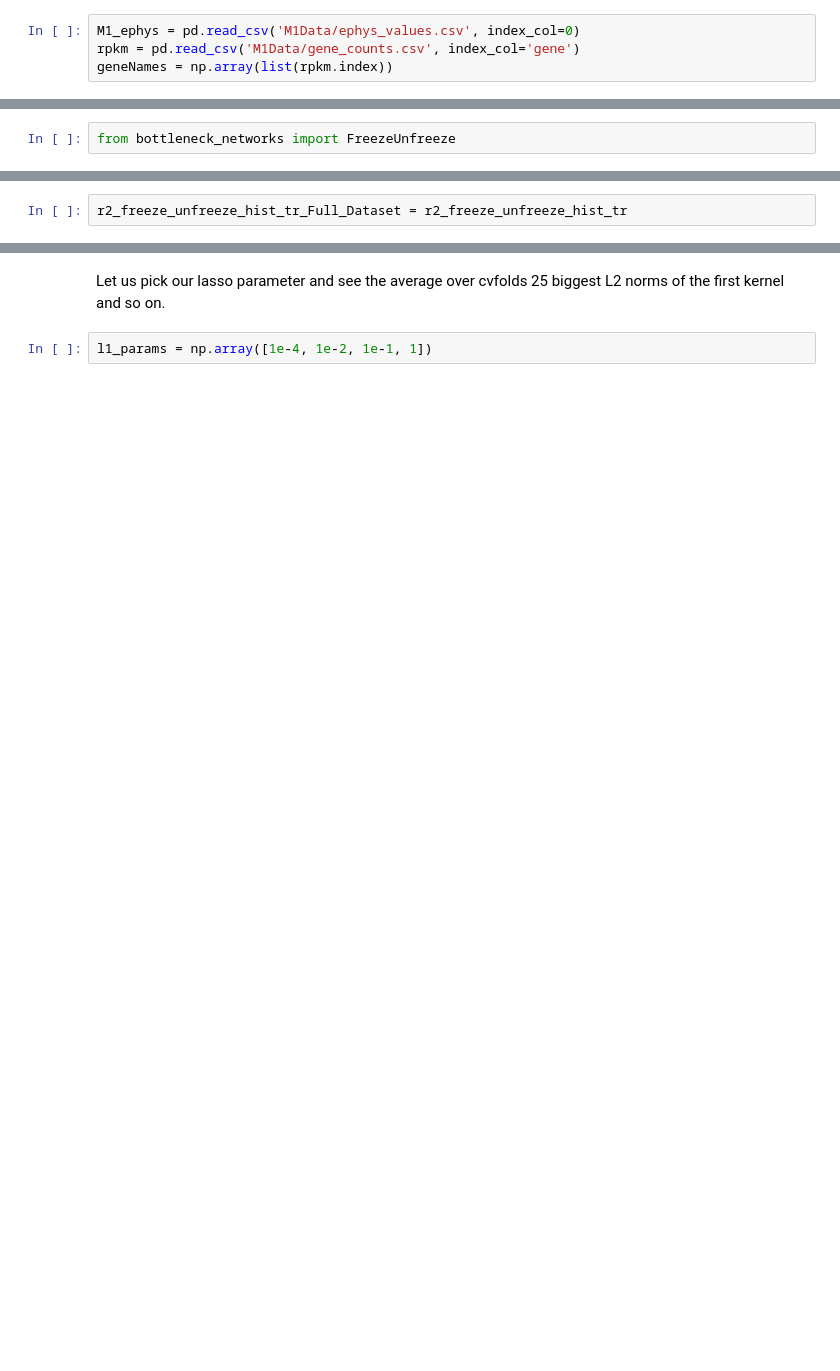
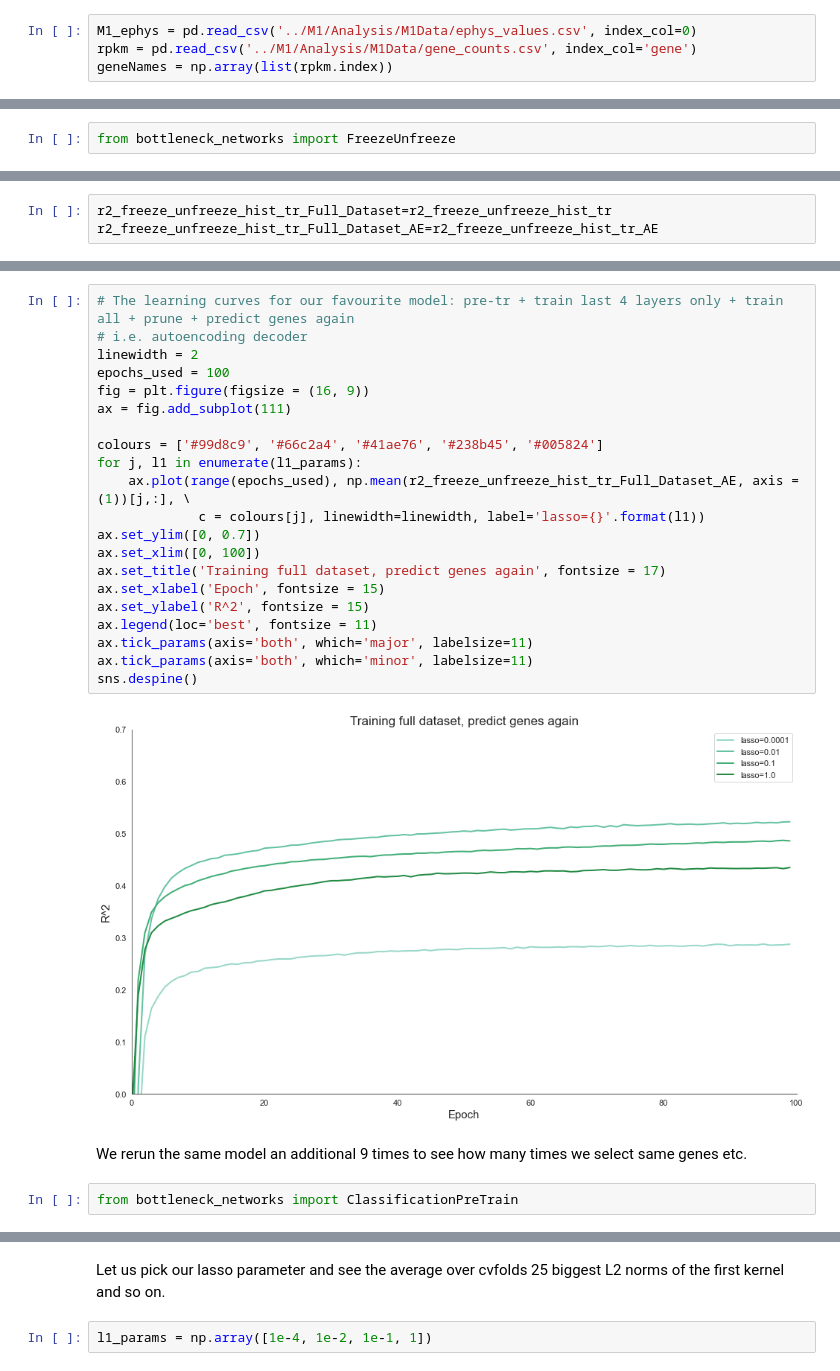
Before and after one commit to berenslab/sBNN, a Jupyter notebook: BottleneckNNLatentVisualization.ipynb, the cells around one changed output, grey strips where cells are left out. Saved outputs shown, nothing was run; the diff lists cells and outputs as text; blank space fills up the shorter version.

```diff
--- a/BottleneckNNLatentVisualization.ipynb
+++ b/BottleneckNNLatentVisualization.ipynb
@@ -27,8 +24,8 @@ def sns_styleset():
 # %% [markdown]
 For pre-processing (gene selection, delete ephys-rna mismatches, delete low rna quality cells, ...) of the raw data check BottleneckNN_preprocessing.
 # %%
-M1_ephys = pd.read_csv('M1Data/ephys_values.csv', index_col=0)
-rpkm = pd.read_csv('M1Data/gene_counts.csv', index_col='gene')
+M1_ephys = pd.read_csv('../M1/Analysis/M1Data/ephys_values.csv', index_col=0)
+rpkm = pd.read_csv('../M1/Analysis/M1Data/gene_counts.csv', index_col='gene')
 geneNames = np.array(list(rpkm.index))
 # %%
 # Now specify for all the cells left what the cell type is (according to transcriptomic mappings)
@@ -349,5 +340,6 @@ Time: 0.0h  3m 32s
 # %%
-r2_freeze_unfreeze_hist_tr_Full_Dataset = r2_freeze_unfreeze_hist_tr
+r2_freeze_unfreeze_hist_tr_Full_Dataset=r2_freeze_unfreeze_hist_tr
+r2_freeze_unfreeze_hist_tr_Full_Dataset_AE=r2_freeze_unfreeze_hist_tr_AE
 # %%
 # The learning curves for our favourite model: pre-tr + train last 4 layers only + train all + prune
 linewidth = 2
@@ -376,0 +366,27 @@ sns.despine()
+# %%
+# The learning curves for our favourite model: pre-tr + train last 4 layers only + train all + prune + predict genes again
+# i.e. autoencoding decoder
+linewidth = 2
+epochs_used = 100
+fig = plt.figure(figsize = (16, 9))
+ax = fig.add_subplot(111)
+
+colours = ['#99d8c9', '#66c2a4', '#41ae76', '#238b45', '#005824']
+for j, l1 in enumerate(l1_params):
+    ax.plot(range(epochs_used), np.mean(r2_freeze_unfreeze_hist_tr_Full_Dataset_AE, axis = (1))[j,:], \
+             c = colours[j], linewidth=linewidth, label='lasso={}'.format(l1))
+ax.set_ylim([0, 0.7])
+ax.set_xlim([0, 100])
+ax.set_title('Training full dataset, predict genes again', fontsize = 17)
+ax.set_xlabel('Epoch', fontsize = 15)
+ax.set_ylabel('R^2', fontsize = 15)
+ax.legend(loc='best', fontsize = 11)
+ax.tick_params(axis='both', which='major', labelsize=11)
+ax.tick_params(axis='both', which='minor', labelsize=11)
+sns.despine()
+# %% [output]
+[figure, added]
+# %% [markdown]
+We rerun the same model an additional 9 times to see how many times we select same genes etc.
+# %%
+from bottleneck_networks import ClassificationPreTrain
```
Also changed, not shown: parts of 85 cells of this notebook, 3 other files.
